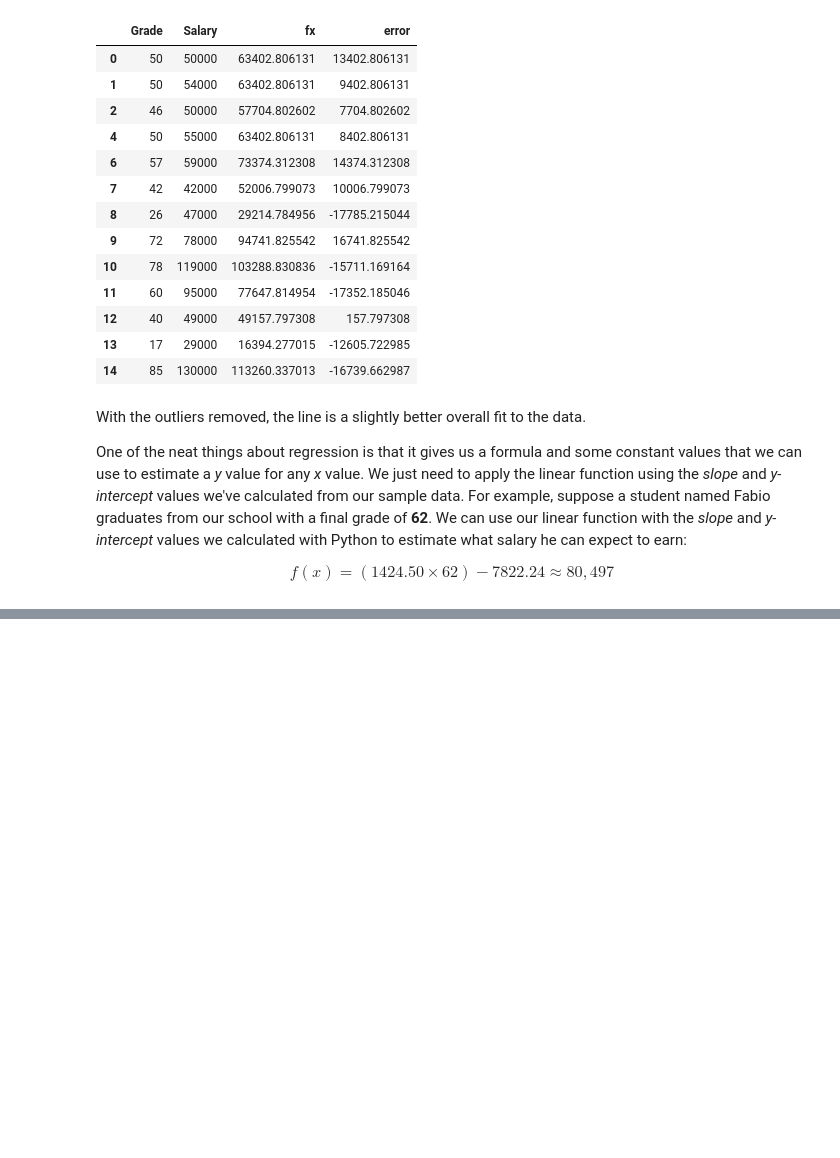
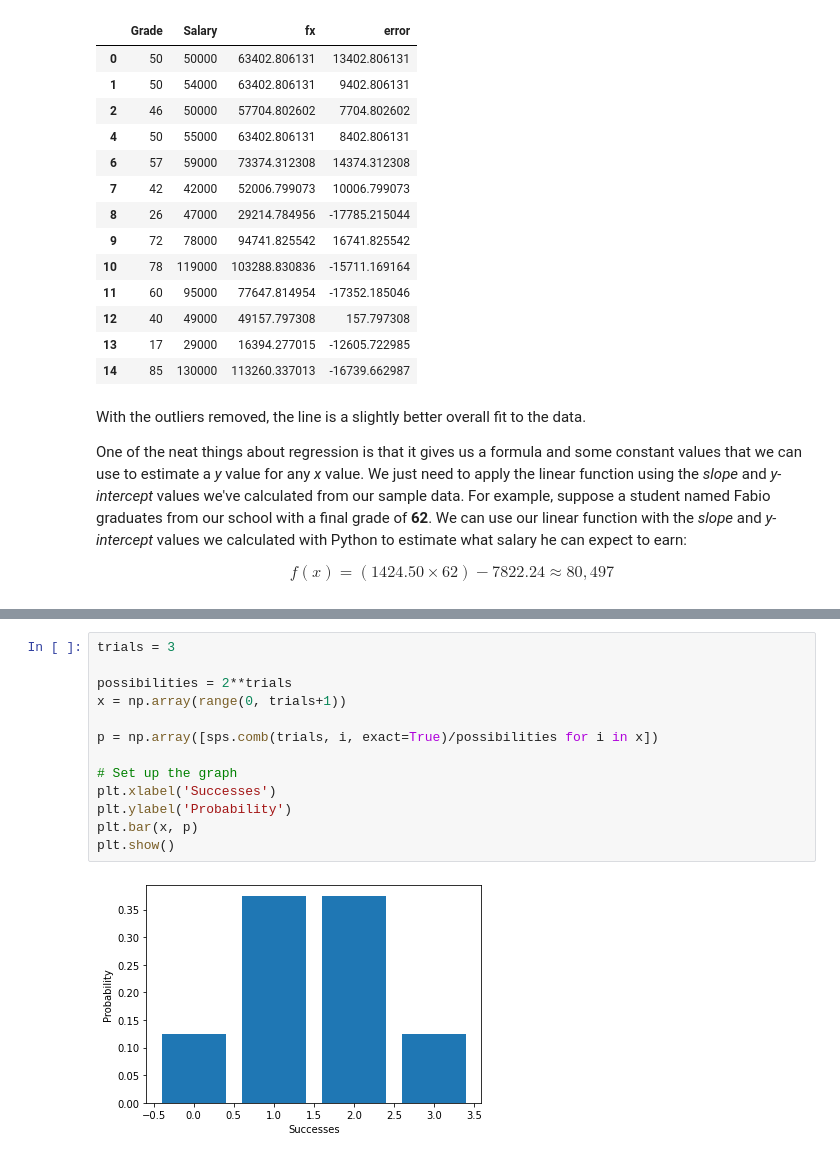
Before and after one commit to moni-roy/100DaysOfMLCode, a Jupyter notebook: Codes/Essential Math for Machine Learning/4. Statistics and Probability.ipynb, the cells around one changed output, grey strips where cells are left out. Cells and saved outputs as stored; diff of their text form; blank space fills up the shorter version.

Commit message:
[Day 11] Essential Math for Machine Learning: Python Edition
Date: March 27, 2020
Topics: Statistics and Probability

```diff
--- a/Codes/Essential Math for Machine Learning/4. Statistics and Probability.ipynb
+++ b/Codes/Essential Math for Machine Learning/4. Statistics and Probability.ipynb
@@ -1225,0 +1874,15 @@ One of the neat things about regression is that it gives us a formula and some c
+# %%
+trials = 3
+
+possibilities = 2**trials
+x = np.array(range(0, trials+1))
+
+p = np.array([sps.comb(trials, i, exact=True)/possibilities for i in x])
+
+# Set up the graph
+plt.xlabel('Successes')
+plt.ylabel('Probability')
+plt.bar(x, p)
+plt.show()
+# %% [output]
+[figure, added]
```
Also changed, not shown: parts of 47 cells of this notebook.
